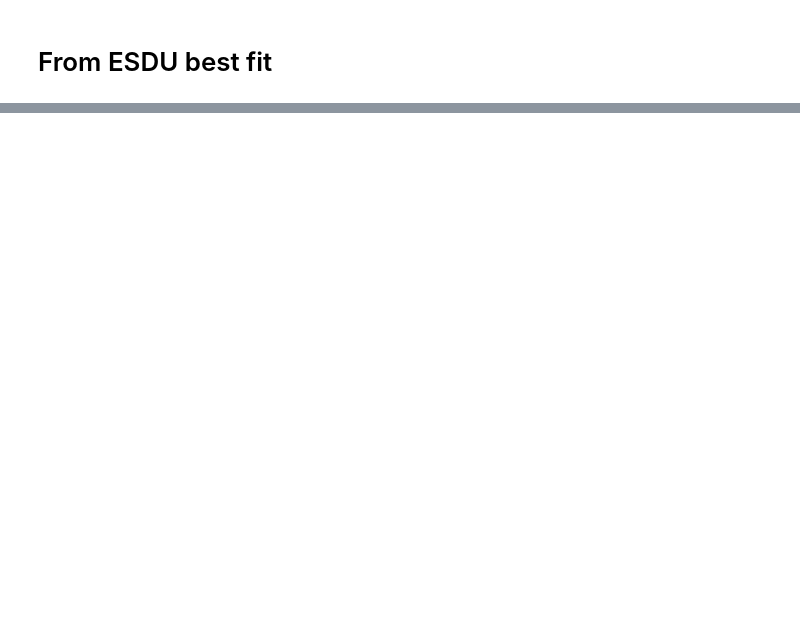
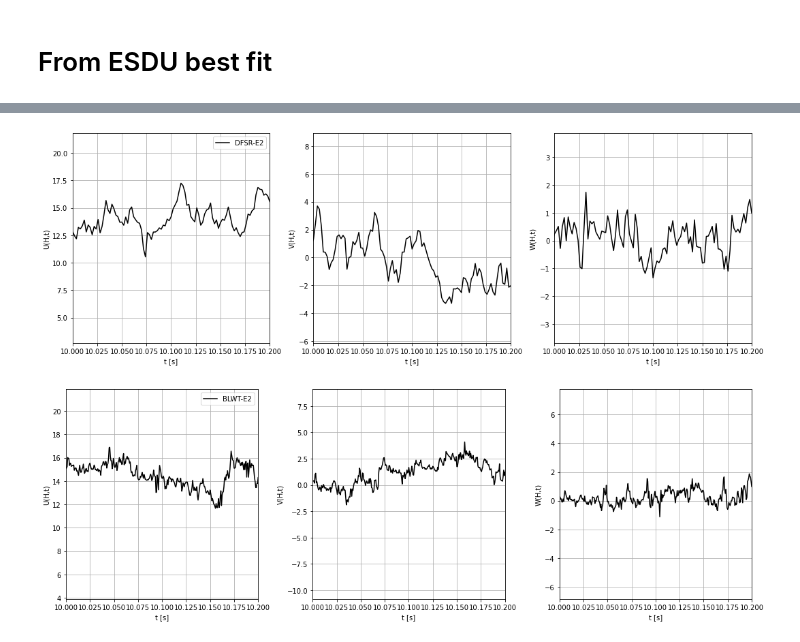
Before and after one commit to Tsinuel/windCalc, a Jupyter notebook: src/lab_DFSR.ipynb, the cells around one changed output, grey strips where cells are left out. Cells and saved outputs as stored; diff of their text form; code cells hidden in the pictures; blank space fills up the shorter version.

```diff
--- a/src/lab_DFSR.ipynb
+++ b/src/lab_DFSR.ipynb
@@ -399,0 +496,29 @@ vel_E2.plotSpectra()
+# %%
+# nProbes = 64
+
+# UofT = pd.read_csv(inflowDir_E2+'sampledData/Ux', delimiter='\t', skiprows=nProbes+1)
+# T = UofT['#Time '].tolist()
+# UofT = UofT.drop(UofT.columns[0], axis=1)
+# UofT = UofT.drop(UofT.columns[-1], axis=1)
+
+# VofT = pd.read_csv(inflowDir_E2+'sampledData/Uy', delimiter='\t', skiprows=nProbes+1)
+# VofT = VofT.drop(VofT.columns[0], axis=1)
+# VofT = VofT.drop(VofT.columns[-1], axis=1)
+
+# WofT = pd.read_csv(inflowDir_E2+'sampledData/Uz', delimiter='\t', skiprows=nProbes+1)
+# WofT = WofT.drop(WofT.columns[0], axis=1)
+# WofT = WofT.drop(WofT.columns[-1], axis=1)
+
+# UofT = np.transpose(UofT.to_numpy())
+# VofT = np.transpose(VofT.to_numpy())
+# WofT = np.transpose(WofT.to_numpy())
+
+# dt = T[2] - T[1]
+
+# dfsr_E2 = wind.profile(name="DFSR-E2", Z=prof.Z, UofT=UofT[:,:22000], VofT=VofT[:,:22000], WofT=WofT[:,:22000], H=H, dt=dt, nSpectAvg=16)
+dfsr_E2 = wind.profile(name="DFSR-E2", Z=dfsr_E2.Z, UofT=UofT, VofT=VofT, WofT=WofT, H=H, dt=dt, nSpectAvg=64)
+
+# vel_E2 = wind.Profiles([wtVel_E2, dfsr_E2])
+
+# print(WofT.columns[-1])
+# print(np.shape(prof.Z))
@@ -399,0 +595,6 @@ vel_E2.plotSpectra()
+# %%
+dfsr_E2.plotTimeHistory(xLimits=[10, 10.2])
+wtVel_E2.plotTimeHistory(xLimits=[10, 10.2])
+# %% [output]
+[figure, added]
+[figure, added]
```
Also changed, not shown: parts of 49 cells of this notebook, 9 other files.
